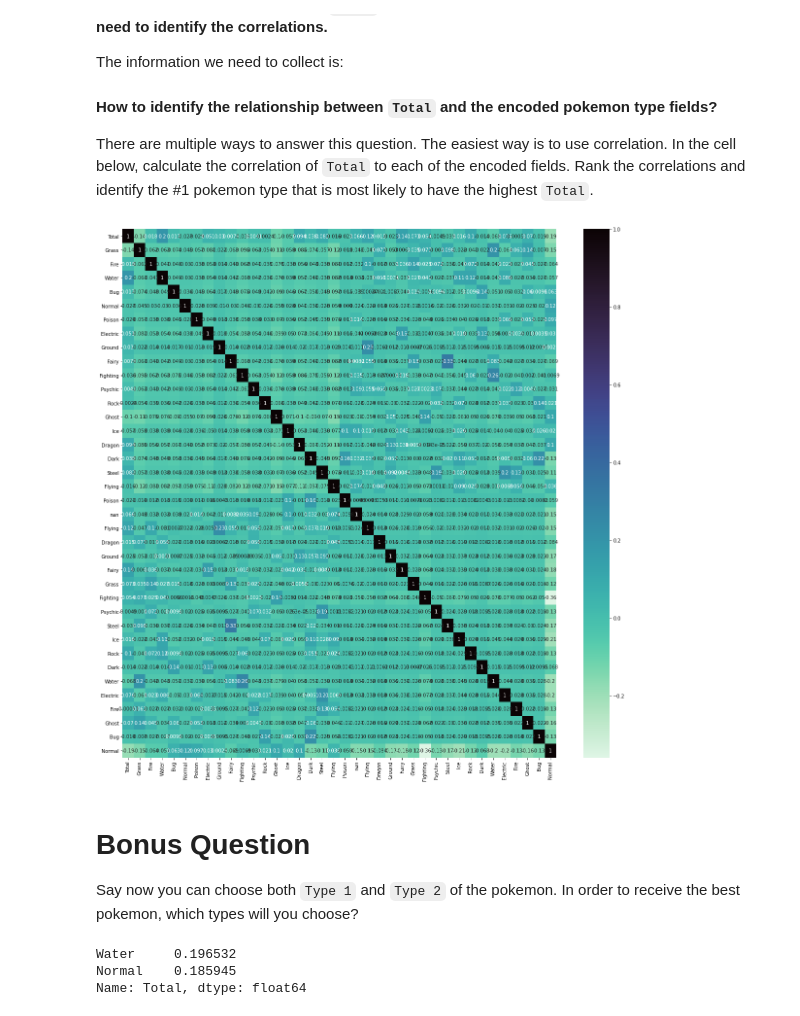
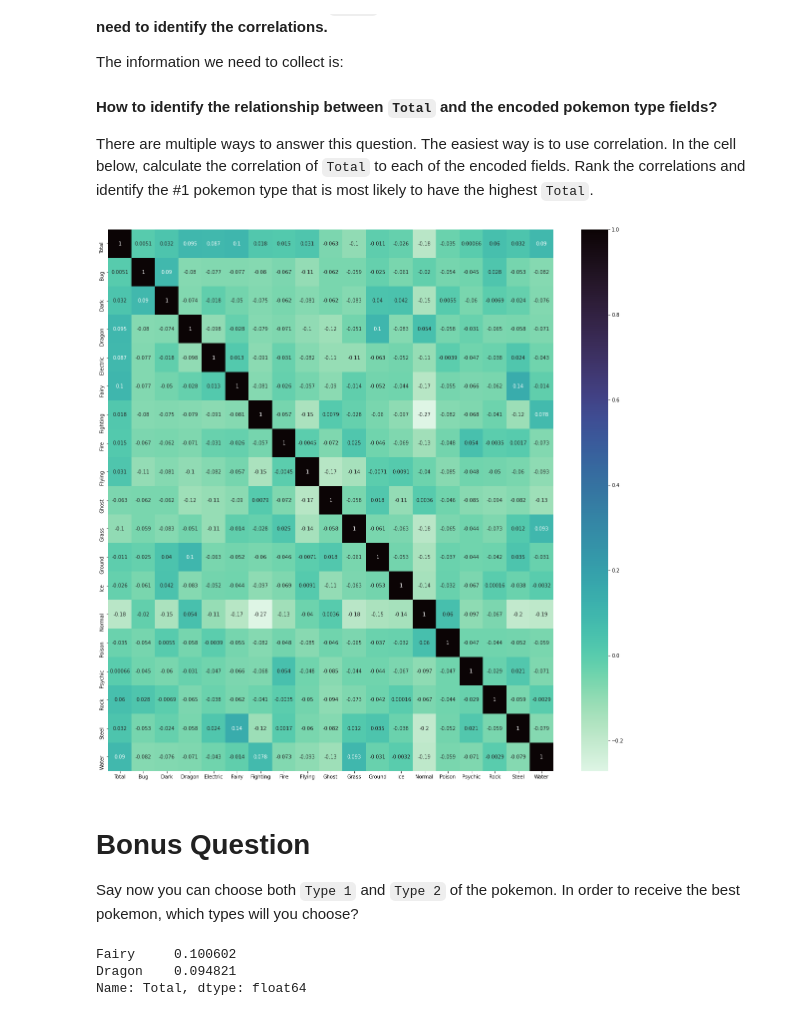
Before and after one commit to CallmeIshmaelH/lab-dataframe-calculations, a Jupyter notebook: your-code/challenge-2.ipynb, the cells around one changed output. Cells and saved outputs as stored; diff of their text form; code cells hidden in the pictures.

```diff
--- a/your-code/challenge-2.ipynb
+++ b/your-code/challenge-2.ipynb
@@ -106,3 +106,34 @@ For instance, if a pokemon has `Type 1` as `Poison` and `Type 2` as `Fire`, then
 The new numerical variables you create should look like below:
 
 ![One Hot Encoding](../images/one-hot-encoding.png)
+# %%
+# your code here
+
+# import onehot encoder
+from sklearn.preprocessing import OneHotEncoder
+
+# create datframe of Types
+poketypes = pokemon[['Type 1', 'Type 2']]
+
+# get headers for encoded columns
+columns1 = [x for x in poketypes['Type 1'].unique()]
+columns2 = [y for y in poketypes['Type 2'].unique()]
+headers = [columns1, columns2]
+
+# OneHotEncode both Type1 and Type2
+OneHotTypes = OneHotEncoder().fit(poketypes)
+poketypes_encoded = OneHotTypes.transform(poketypes).toarray()
+
+# assign column headers
+pokeheaders = []
+for columns in headers:
+    for column_header in columns:
+        pokeheaders.append(column_header)
+poketypes_encoded = pd.DataFrame(poketypes_encoded, columns = pokeheaders)
+
+
+poketypes_encoded1 = poketypes_encoded.iloc[:,:18]
+poketypes_encoded2 = poketypes_encoded.iloc[:,18:]
+poketypes_encoded3 = poketypes_encoded1 + poketypes_encoded2
+poketypes_encoded3 = poketypes_encoded3.iloc[:, 1:]
+poketypes_encoded3
@@ -253,21 +192,21 @@ There are multiple ways to answer this question. The easiest way is to use corre
 # %%
 # your code here
 import matplotlib.pyplot as plt
 import seaborn as sns
 %matplotlib inline
 # create data frame of pokemon total and pokemon types.
-pokemonType_Total = pd.concat([pokemon['Total'],poketypes_encoded], axis = 1)
+pokemonType_Total = pd.concat([pokemon['Total'],poketypes_encoded3], axis = 1)
 pokemonType_Total.head()
 
 # create a correlation matrix
 Type_Total_correlation = pokemonType_Total.corr()
 
 # plot a heatmap to visualize correlations.
 fig = plt.figure(figsize= (20,20))
 heatmap = sns.heatmap(Type_Total_correlation, cmap = 'mako_r', annot=True)
 plt.show()
 # %% [output]
-[figure, old version]
+[figure, new version]
 # %% [markdown]
 # Bonus Question
 
@@ -275,11 +214,11 @@ Say now you can choose both `Type 1` and `Type 2` of the pokemon. In order to re
 # %%
 # your code here
 # select the correlation target. in this case 'Total'
-target = abs(Type_Total_correlation['Total'])
+target = Type_Total_correlation['Total']
 #Selecting highly correlated features
 corr_types= target[target<1.0]
 corr_types.sort_values(ascending = False).head(2)
 # %% [output]
-Water     0.196532
-Normal    0.185945
+Fairy     0.100602
+Dragon    0.094821
 Name: Total, dtype: float64
```
Also changed, not shown: parts of 3 cells of this notebook, 1 other file.
